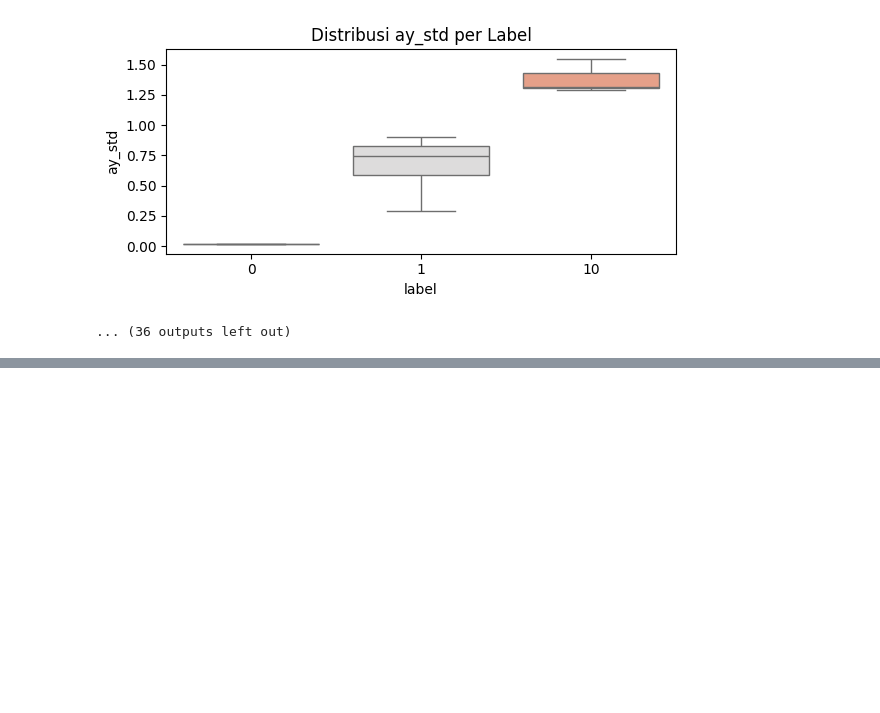
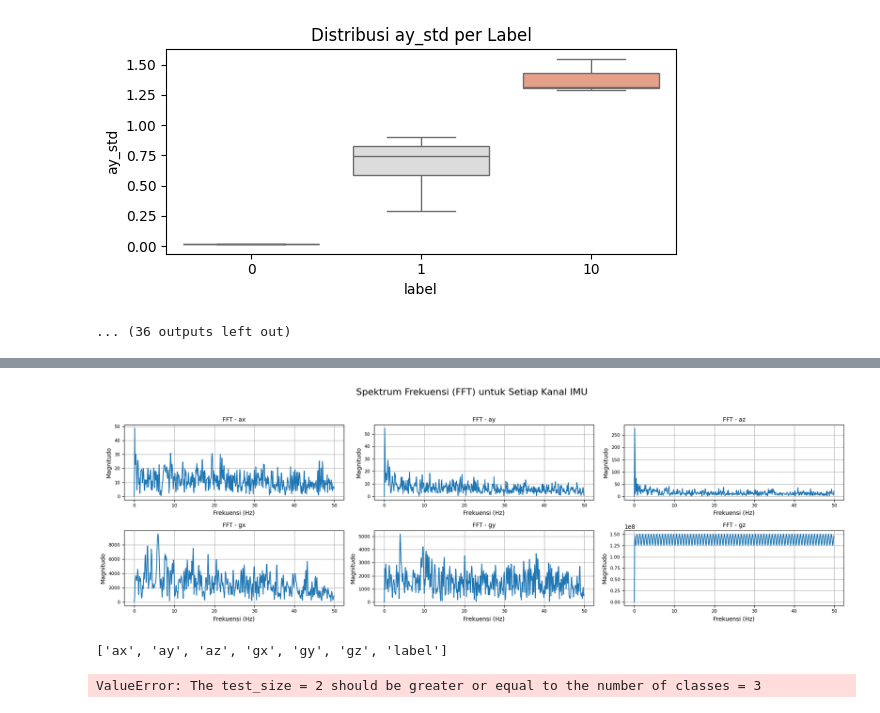
Before and after one commit to verykurniabakti/visenvimu, a Jupyter notebook: imudata_fft_svm_rbf_pso.ipynb, the cells around one changed output, grey strips where cells are left out. Saved outputs shown, nothing was run; the diff lists cells and outputs as text; code cells hidden in the pictures; blank space fills up the shorter version.

```diff
--- a/imudata_fft_svm_rbf_pso.ipynb
+++ b/imudata_fft_svm_rbf_pso.ipynb
@@ -113,0 +123,64 @@ Passing `palette` without assigning `hue` is deprecated and will be removed in v
+# %%
+import pandas as pd
+import numpy as np
+
+# Load data dari file
+df = pd.read_csv("data_imu_oke.csv")
+kanal_imu = ['ax', 'ay', 'az', 'gx', 'gy', 'gz']
+# %%
+import matplotlib.pyplot as plt
+from scipy.fft import fft, fftfreq
+
+fs = 100  # Sampling rate (misal 100 Hz), sesuaikan jika berbeda
+n = len(df)
+
+fig, axs = plt.subplots(nrows=2, ncols=3, figsize=(18, 6))
+fig.suptitle("Spektrum Frekuensi (FFT) untuk Setiap Kanal IMU", fontsize=16)
+
+for i, kanal in enumerate(kanal_imu):
+    # Hilangkan offset mean dan lakukan FFT
+    signal = df[kanal].values - np.mean(df[kanal].values)
+    y_fft = np.abs(fft(signal))[:n//2]
+    freq = fftfreq(n, 1/fs)[:n//2]
+
+    axs[i//3, i%3].plot(freq, y_fft, color='tab:blue')
+    axs[i//3, i%3].set_title(f"FFT - {kanal}", fontsize=10)
+    axs[i//3, i%3].set_xlabel("Frekuensi (Hz)")
+    axs[i//3, i%3].set_ylabel("Magnitudo")
+    axs[i//3, i%3].grid(True)
+    axs[i//3, i%3].tick_params(labelsize=8)
+
+plt.tight_layout(rect=[0, 0.03, 1, 0.95])
+plt.savefig("fft_imu_channels.png", dpi=300)
+plt.show()
+# %% [output]
+[figure, added]
+# %%
+print(df.columns.tolist())
+# %% [output]
+['ax', 'ay', 'az', 'gx', 'gy', 'gz', 'label']
+# %%
+from sklearn.model_selection import train_test_split
+from sklearn.svm import SVC
+from sklearn.metrics import accuracy_score, confusion_matrix, classification_report
+import numpy as np
+
+# Data & label
+X = df_features.drop(columns='label').values
+y = df_features['label'].values
+
+# Split data
+X_train, X_test, y_train, y_test = train_test_split(X, y, test_size=0.2, stratify=y, random_state=42)
+
+# ==== Model 1: SVM default ====
+svm_default = SVC(kernel='rbf', C=1.0, gamma='scale')
+svm_default.fit(X_train, y_train)
+y_pred_svm = svm_default.predict(X_test)
+
+# Eval SVM
+print("📌 SVM default")
+print("Akurasi:", accuracy_score(y_test, y_pred_svm))
+print("Confusion Matrix:\n", confusion_matrix(y_test, y_pred_svm))
+print("Report:\n", classification_report(y_test, y_pred_svm))
+# %% [output]
+ValueError: The test_size = 2 should be greater or equal to the number of classes = 3
```
Also changed, not shown: parts of 1 cell of this notebook, 1 other file.
